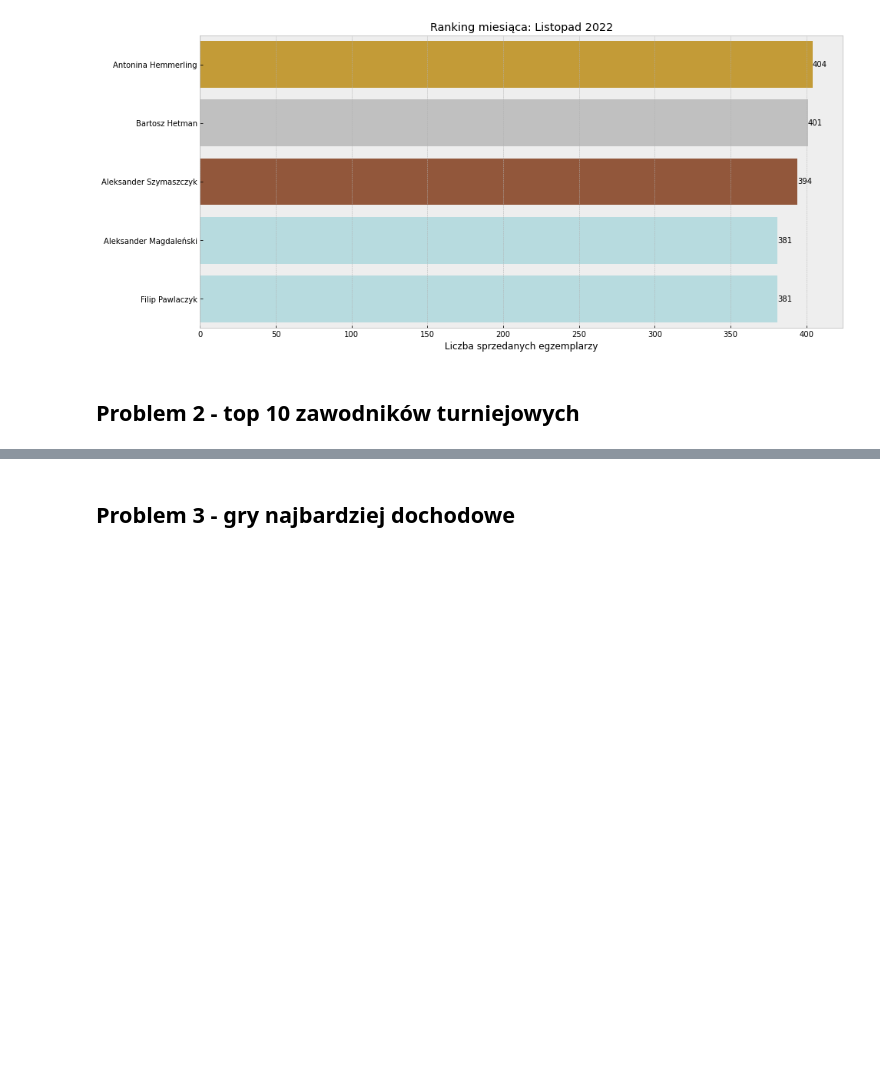
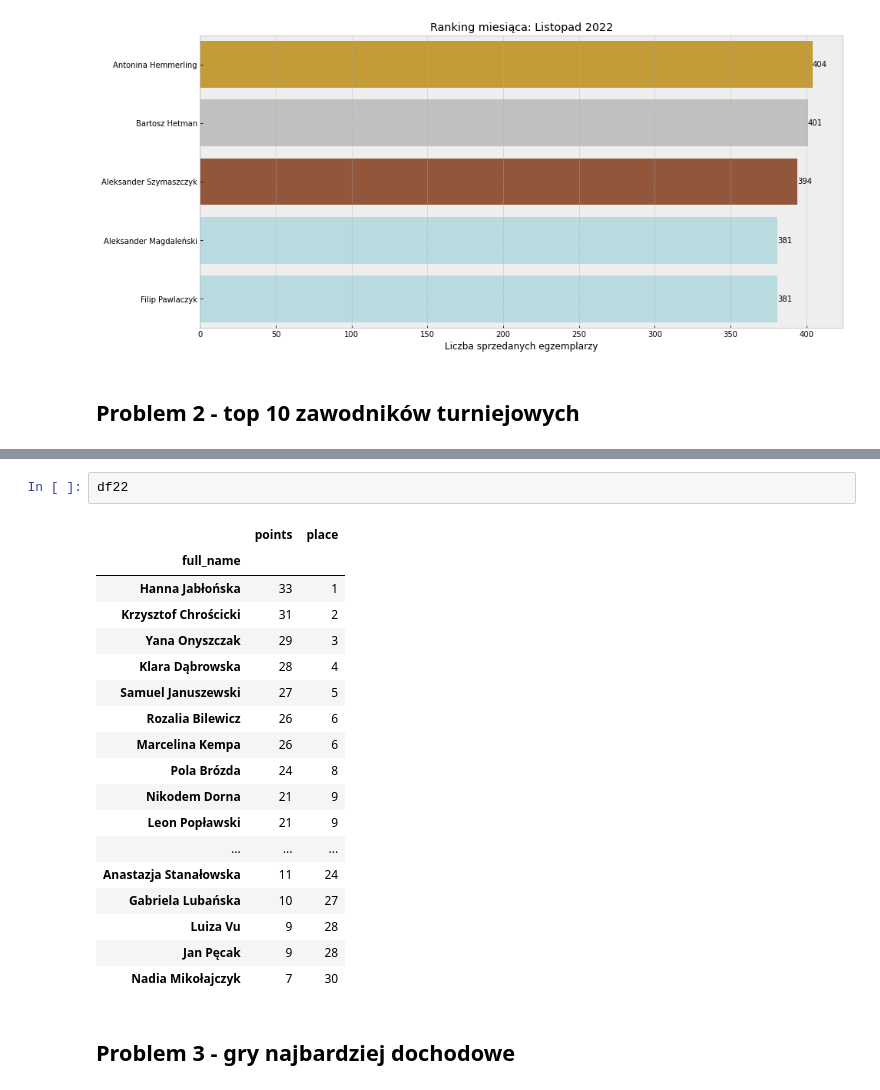
Before and after one commit to mweuro/Gameshop_database, a Jupyter notebook: Michal/analysis.ipynb, the cells around one changed output, grey strips where cells are left out. Saved outputs shown, nothing was run; the diff lists cells and outputs as text; blank space fills up the shorter version.

```diff
--- a/Michal/analysis.ipynb
+++ b/Michal/analysis.ipynb
@@ -179,3 +221,24 @@ SyntaxError: invalid syntax (Temp/ipykernel_18572/254296770.py, line 1)
+# %%
+df22
+# %% [output]
+|  | points | place |
+| full_name |  |  |
+| Hanna Jabłońska | 33 | 1 |
+| Krzysztof Chrościcki | 31 | 2 |
+| Yana Onyszczak | 29 | 3 |
+| Klara Dąbrowska | 28 | 4 |
+| Samuel Januszewski | 27 | 5 |
+| Rozalia Bilewicz | 26 | 6 |
+| Marcelina Kempa | 26 | 6 |
+| Pola Brózda | 24 | 8 |
+| Nikodem Dorna | 21 | 9 |
+| Leon Popławski | 21 | 9 |
+| ... | ... | ... |
+| Anastazja Stanałowska | 11 | 24 |
+| Gabriela Lubańska | 10 | 27 |
+| Luiza Vu | 9 | 28 |
+| Jan Pęcak | 9 | 28 |
+| Nadia Mikołajczyk | 7 | 30 |
 # %% [markdown]
 ## Problem 3 - gry najbardziej dochodowe
 # %% [markdown]
```
Also changed, not shown: parts of 8 cells of this notebook.
